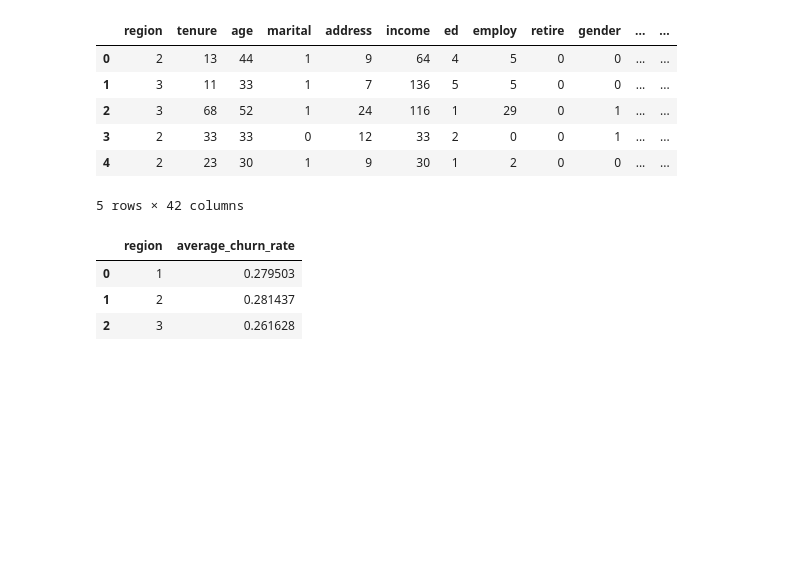
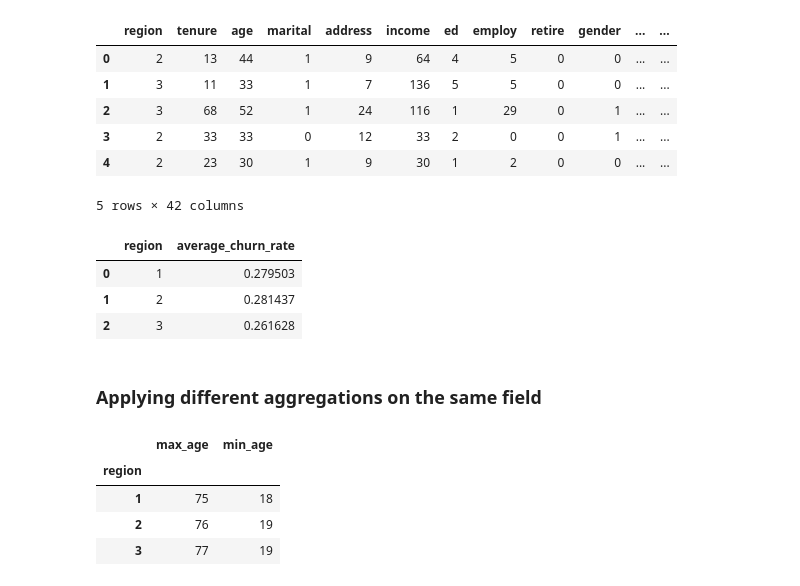
Before and after one commit to ErfanEbrahimiBazaz/python_basics_teachings, a Jupyter notebook: pandas_dataframe_manupulation.ipynb, the cells around one changed output. Saved outputs shown, nothing was run; the diff lists cells and outputs as text; code cells hidden in the pictures; blank space fills up the shorter version.

```diff
--- a/pandas_dataframe_manupulation.ipynb
+++ b/pandas_dataframe_manupulation.ipynb
@@ -218,3 +218,15 @@ df_churn.groupby('region').agg({'churn': np.mean}).rename(columns = {'churn':'av
 | 0 | 1 | 0.279503 |
 | 1 | 2 | 0.281437 |
 | 2 | 3 | 0.261628 |
+# %% [markdown]
+### Applying different aggregations on the same field
+# %%
+a = df_churn.groupby('region').agg({'age':np.max}).rename(columns={'age':'max_age'})
+b = df_churn.groupby('region').agg({'age':np.min}).rename(columns={'age':'min_age'})
+pd.merge(a, b, how='inner', on='region')
+# %% [output]
+|  | max_age | min_age |
+| region |  |  |
+| 1 | 75 | 18 |
+| 2 | 76 | 19 |
+| 3 | 77 | 19 |
```
Also changed, not shown: parts of 4 cells of this notebook.
